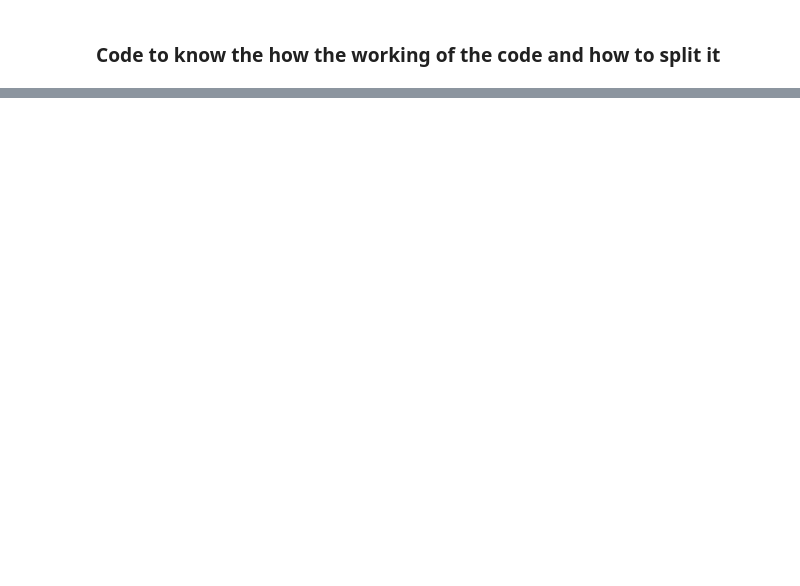
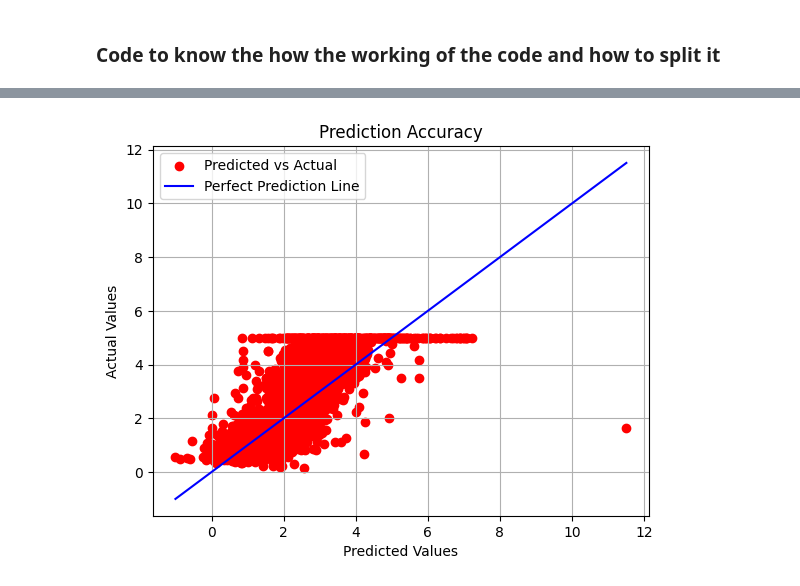
Before and after one commit to SauhardSHukla/Machine_Learning_Session, a Jupyter notebook: Simple linear Regression/Self_Practics_Files/Training_test.ipynb, the cells around one changed output, grey strips where cells are left out. Saved outputs shown, nothing was run; the diff lists cells and outputs as text; code cells hidden in the pictures; blank space fills up the shorter version.

```diff
--- a/Simple linear Regression/Self_Practics_Files/Training_test.ipynb
+++ b/Simple linear Regression/Self_Practics_Files/Training_test.ipynb
@@ -48,0 +100,21 @@ model_selection.train_test_split(X,Y)
+# %%
+import matplotlib.pyplot as plt
+import numpy as np
+
+# Scatter plot of predicted vs actual
+plt.scatter(y_predict, y_test, color='red', label='Predicted vs Actual')
+
+# Add ideal diagonal line (y = x)
+min_val = min(min(y_test), min(y_predict))
+max_val = max(max(y_test), max(y_predict))
+plt.plot([min_val, max_val], [min_val, max_val], color='blue', label='Perfect Prediction Line')
+
+# Labels and legend
+plt.xlabel("Predicted Values")
+plt.ylabel("Actual Values")
+plt.title("Prediction Accuracy")
+plt.legend()
+plt.grid(True)
+plt.show()
+# %% [output]
+[figure, added]
```
Also changed, not shown: parts of 9 cells of this notebook.
